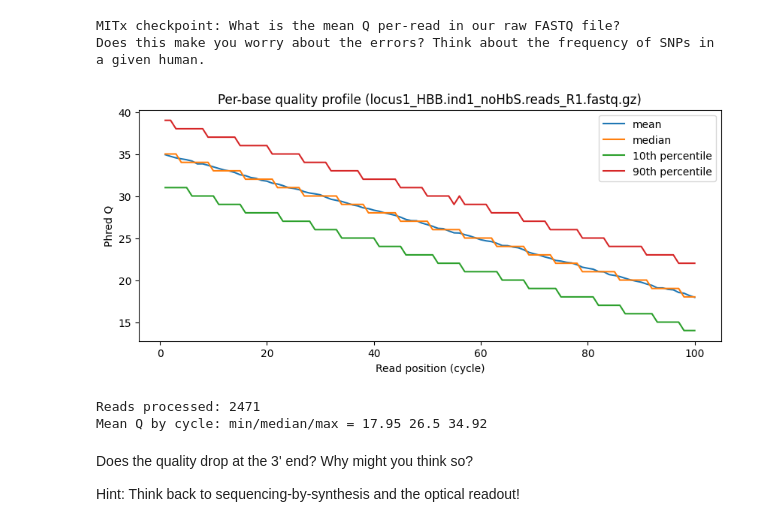
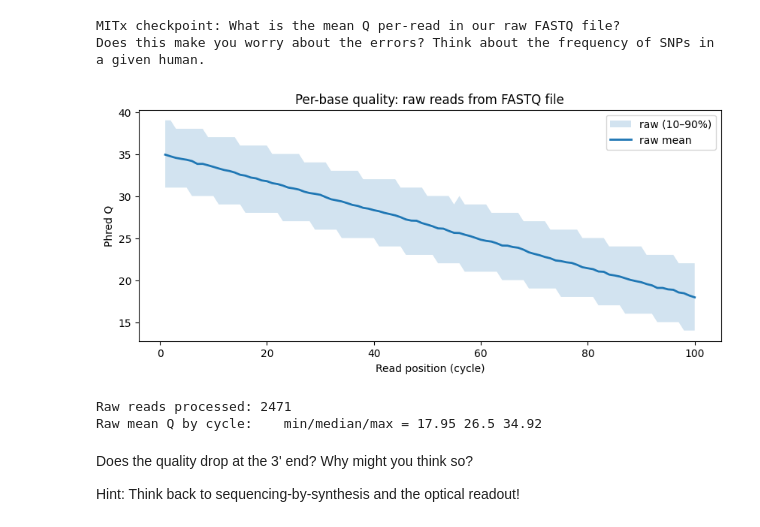
Before and after one commit to erik-owen/2026_QMW_Genomics, a Jupyter notebook: notebooks/teacher.ipynb, the cells around one changed output. Saved outputs shown, nothing was run; the diff lists cells and outputs as text; code cells hidden in the pictures.

```diff
--- a/notebooks/teacher.ipynb
+++ b/notebooks/teacher.ipynb
@@ -321,63 +321,81 @@ Does this make you worry about the errors? Think about the frequency of SNPs in
 # %%
 import numpy as np
 import matplotlib.pyplot as plt
-from statistics import mean
 import gzip
 
 def fastq_iter_gz(path):
     opener = gzip.open if str(path).endswith(".gz") else open
     with opener(path, "rt") as f:
         while True:
             h = f.readline().rstrip()
             if not h:
                 return
             s = f.readline().rstrip()
             plus = f.readline().rstrip()
             q = f.readline().rstrip()
             yield h, s, plus, q
 
 def phred33_to_q(qual: str):
     return np.fromiter((ord(c) - 33 for c in qual), dtype=np.int16)
 
-reads_path = paths["reads"]
+def per_base_q_profile(fastq_path, min_count_per_cycle=50):
+    """
+    Returns dict with x (1-based cycles), mean, p10, p90, n_reads.
+    For variable-length reads (trimmed), cycles with <min_count_per_cycle are dropped.
+    """
+    per_cycle = []  # list of lists of Q values
+    n_reads = 0
 
-# collect per-cycle Q scores
-per_cycle = []  # list of lists
-n = 0
+    for _, s, _, qstr in fastq_iter_gz(fastq_path):
+        q = phred33_to_q(qstr)
+        if len(per_cycle) < len(q):
+            per_cycle.extend([[] for _ in range(len(q) - len(per_cycle))])
+        for i, qi in enumerate(q):
+            per_cycle[i].append(int(qi))
+        n_reads += 1
 
-for h, s, plus, qstr in fastq_iter_gz(reads_path):
-    q = phred33_to_q(qstr)
-    if not per_cycle:
-        per_cycle = [[] for _ in range(len(q))]
-    for i, qi in enumerate(q):
-        per_cycle[i].append(int(qi))
-    n += 1
+    # Convert to arrays and compute stats, keeping only cycles with enough observations
+    means, p10s, p90s, xs = [], [], [], []
+    for i, vals in enumerate(per_cycle):
+        if len(vals) < min_count_per_cycle:
+            continue
+        v = np.array(vals, dtype=np.int16)
+        xs.append(i + 1)  # 1-based cycle
+        means.append(float(v.mean()))
+        p10s.append(float(np.percentile(v, 10)))
+        p90s.append(float(np.percentile(v, 90)))
 
-per_cycle = [np.array(v, dtype=np.int16) for v in per_cycle]
-mean_q = np.array([v.mean() for v in per_cycle], dtype=float)
-p10 = np.array([np.percentile(v, 10) for v in per_cycle], dtype=float)
-p50 = np.array([np.percentile(v, 50) for v in per_cycle], dtype=float)
-p90 = np.array([np.percentile(v, 90) for v in per_cycle], dtype=float)
+    return {
+        "x": np.array(xs, dtype=int),
+        "mean": np.array(means, dtype=float),
+        "p10": np.array(p10s, dtype=float),
+        "p90": np.array(p90s, dtype=float),
+        "n_reads": n_reads,
+    }
 
-x = np.arange(1, len(per_cycle) + 1)
+# Paths
+reads_raw = paths["reads"]
+raw = per_base_q_profile(reads_raw, min_count_per_cycle=50)
 
 plt.figure(figsize=(10,4))
-plt.plot(x, mean_q, label="mean")
-plt.plot(x, p50, label="median")
-plt.plot(x, p10, label="10th percentile")
-plt.plot(x, p90, label="90th percentile")
+
+# Raw: gray band + black mean line
+plt.fill_between(raw["x"], raw["p10"], raw["p90"], alpha=0.20, label="raw (10–90%)")
+plt.plot(raw["x"], raw["mean"], linewidth=2, label="raw mean")
+
 plt.xlabel("Read position (cycle)")
 plt.ylabel("Phred Q")
-plt.title(f"Per-base quality profile ({reads_path.name})")
+plt.title("Per-base quality: raw reads from FASTQ file")
 plt.legend()
 plt.show()
 
-print("Reads processed:", n)
-print("Mean Q by cycle: min/median/max =", round(mean_q.min(),2), round(np.median(mean_q),2), round(mean_q.max(),2))
+print("Raw reads processed:", raw["n_reads"])
+print("Raw mean Q by cycle:    min/median/max =",
+      round(raw["mean"].min(),2), round(np.median(raw["mean"]),2), round(raw["mean"].max(),2))
 # %% [output]
-[figure, old version]
+[figure, new version]
-Reads processed: 2471
-Mean Q by cycle: min/median/max = 17.95 26.5 34.92
+Raw reads processed: 2471
+Raw mean Q by cycle:    min/median/max = 17.95 26.5 34.92
 # %% [markdown]
 Does the quality drop at the 3' end? Why might you think so?
 
```
Also changed, not shown: parts of 6 cells of this notebook.
